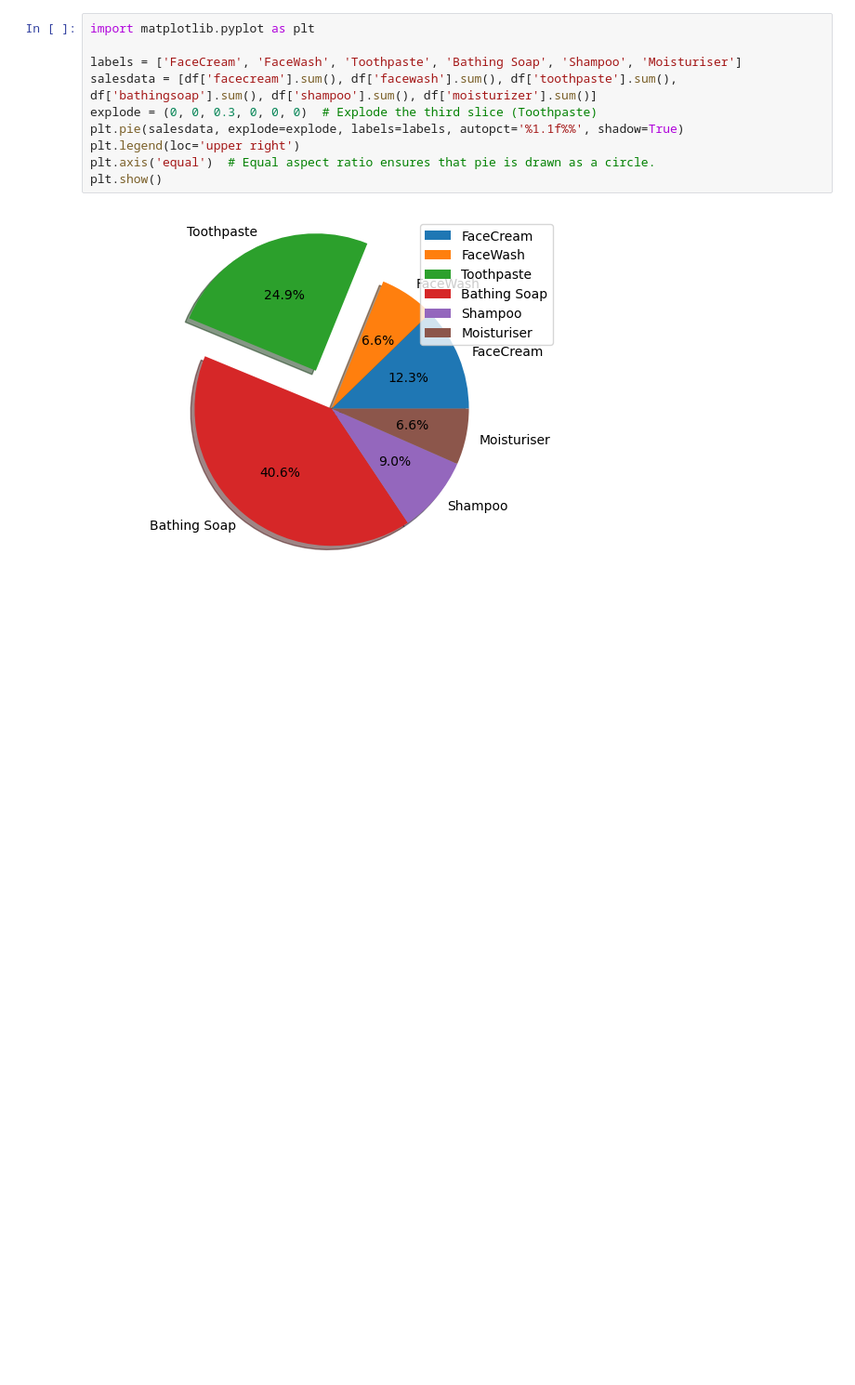
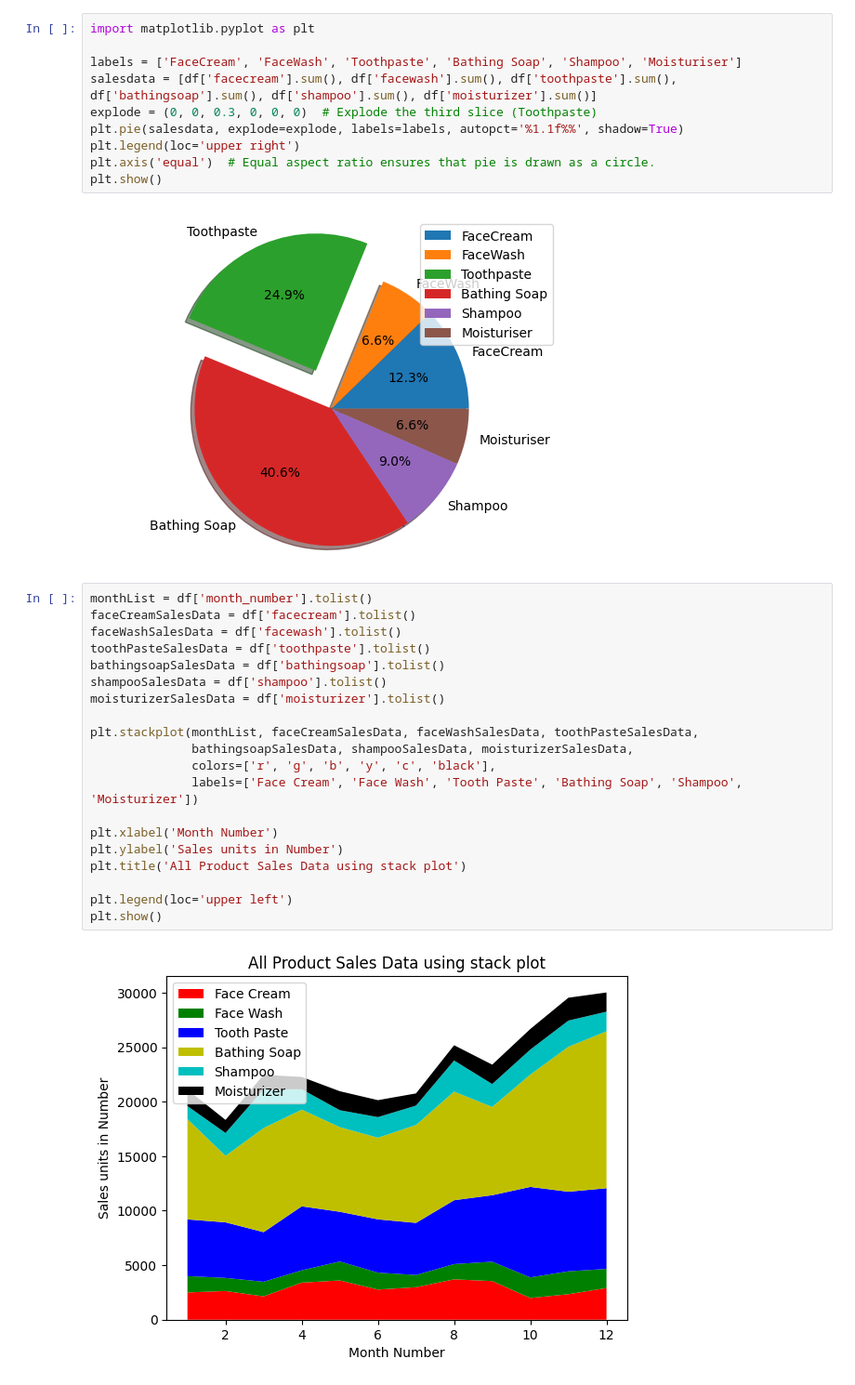
Before and after one commit to bric-k/College, a Jupyter notebook: DSE/A8.ipynb, the cells around one changed output. Shown: that part at 93% size. Cells and saved outputs as stored; diff of their text form; blank space fills up the shorter version.

```diff
--- a/DSE/A8.ipynb
+++ b/DSE/A8.ipynb
@@ -97,3 +97,25 @@ plt.axis('equal')  # Equal aspect ratio ensures that pie is drawn as a circle.
 plt.show()
 # %% [output]
 [figure]
+# %%
+monthList = df['month_number'].tolist()
+faceCreamSalesData = df['facecream'].tolist()
+faceWashSalesData = df['facewash'].tolist()
+toothPasteSalesData = df['toothpaste'].tolist()
+bathingsoapSalesData = df['bathingsoap'].tolist()
+shampooSalesData = df['shampoo'].tolist()
+moisturizerSalesData = df['moisturizer'].tolist()
+
+plt.stackplot(monthList, faceCreamSalesData, faceWashSalesData, toothPasteSalesData,
+              bathingsoapSalesData, shampooSalesData, moisturizerSalesData,
+              colors=['r', 'g', 'b', 'y', 'c', 'black'],
+              labels=['Face Cream', 'Face Wash', 'Tooth Paste', 'Bathing Soap', 'Shampoo', 'Moisturizer'])
+
+plt.xlabel('Month Number')
+plt.ylabel('Sales units in Number')
+plt.title('All Product Sales Data using stack plot')
+
+plt.legend(loc='upper left')
+plt.show()
+# %% [output]
+[figure, added]
```
Also changed, not shown: parts of 3 cells of this notebook, 2 other files.
